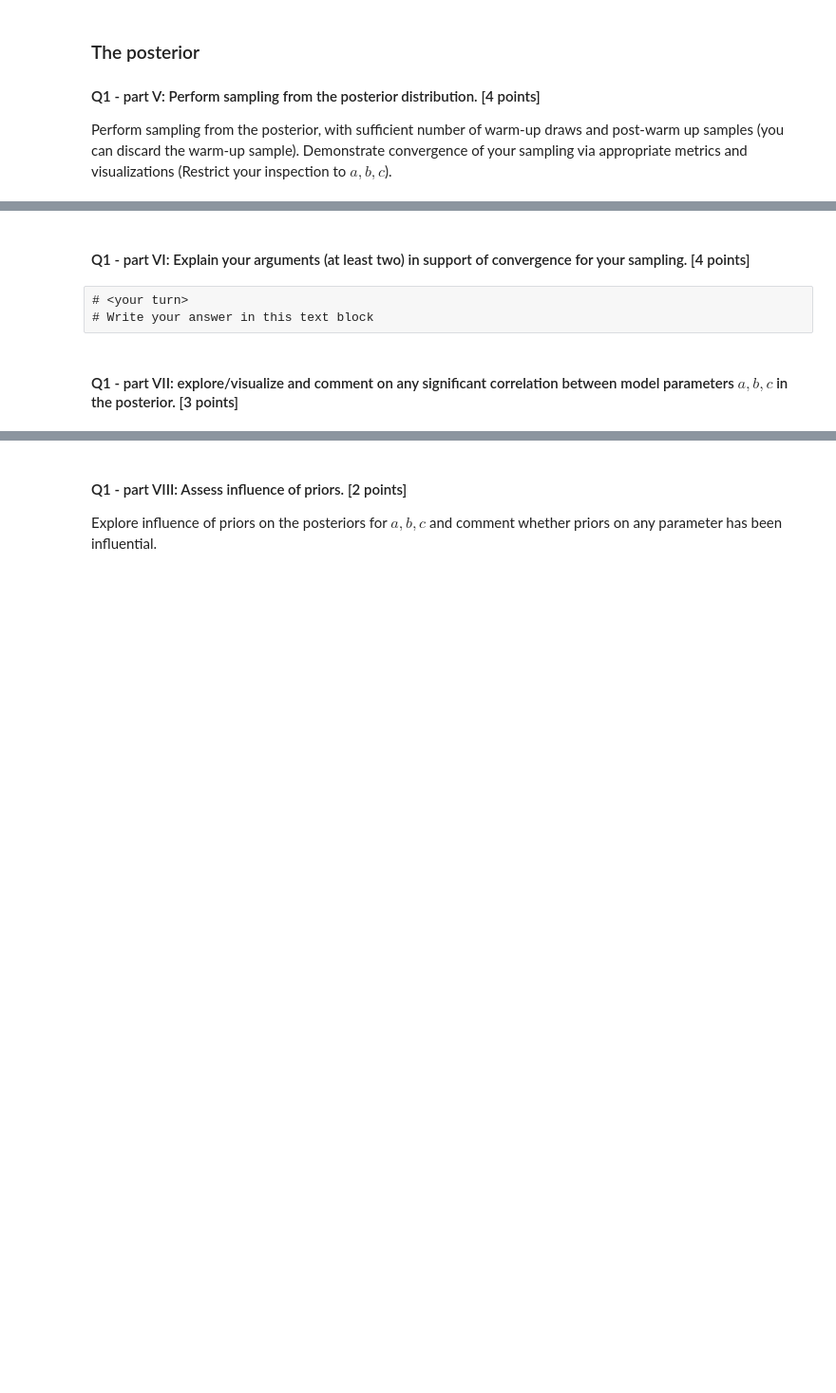
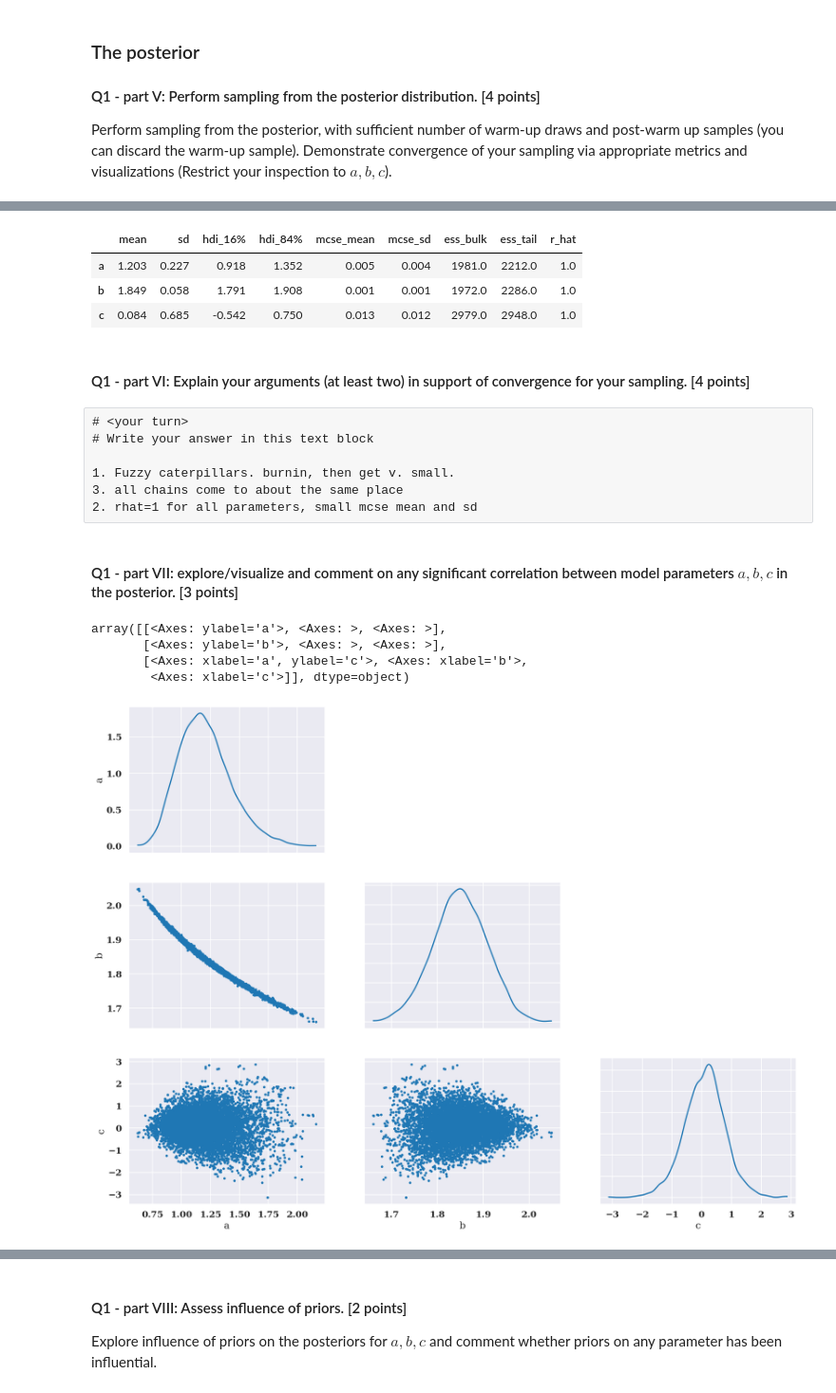
Before and after one commit to bee-undercover/openmp-GOL, a Jupyter notebook: Assignment/Assignment.ipynb, the cells around one changed output, grey strips where cells are left out. Shown at 95% size. Saved outputs shown, nothing was run; the diff lists cells and outputs as text; code cells hidden in the pictures; blank space fills up the shorter version.

```diff
--- a/Assignment/Assignment.ipynb
+++ b/Assignment/Assignment.ipynb
@@ -235,13 +252,35 @@ with q1_model:
+# %%
+q1_mcmc_sample
+
+fit_summary = pm.summary(q1_mcmc_sample, var_names=['a','b','c'], hdi_prob=0.68)
+fit_summary
+# %% [output]
+|  | mean | sd | hdi_16% | hdi_84% | mcse_mean | mcse_sd | ess_bulk | ess_tail | r_hat |
+| a | 1.203 | 0.227 | 0.918 | 1.352 | 0.005 | 0.004 | 1981.0 | 2212.0 | 1.0 |
+| b | 1.849 | 0.058 | 1.791 | 1.908 | 0.001 | 0.001 | 1972.0 | 2286.0 | 1.0 |
+| c | 0.084 | 0.685 | -0.542 | 0.750 | 0.013 | 0.012 | 2979.0 | 2948.0 | 1.0 |
 # %% [markdown]
 #### Q1 - part VI: Explain your arguments (at least two) in support of convergence for your sampling. [4 points]
 # %% [raw]
 # <your turn>
 # Write your answer in this text block
+
+1. Fuzzy caterpillars. burnin, then get v. small.
+3. all chains come to about the same place
+2. rhat=1 for all parameters, small mcse mean and sd
 # %% [markdown]
 #### Q1 - part VII: explore/visualize and comment on any significant correlation between model parameters $a,b,c$ in the posterior. [3 points]
 # %%
 # <your turn>
 # Explore correlations in this cell
+
+az.plot_pair(q1_mcmc_sample, group="posterior",var_names=["a","b","c"],marginals=True)
+# %% [output]
+array([[<Axes: ylabel='a'>, <Axes: >, <Axes: >],
+       [<Axes: ylabel='b'>, <Axes: >, <Axes: >],
+       [<Axes: xlabel='a', ylabel='c'>, <Axes: xlabel='b'>,
+        <Axes: xlabel='c'>]], dtype=object)
+[figure, added]
 # %% [raw]
 # <your turn>
 # Comment on the correlations in cell. Think of corrections in the context of our mathematical model.
```
Also changed, not shown: parts of 3 cells of this notebook.
